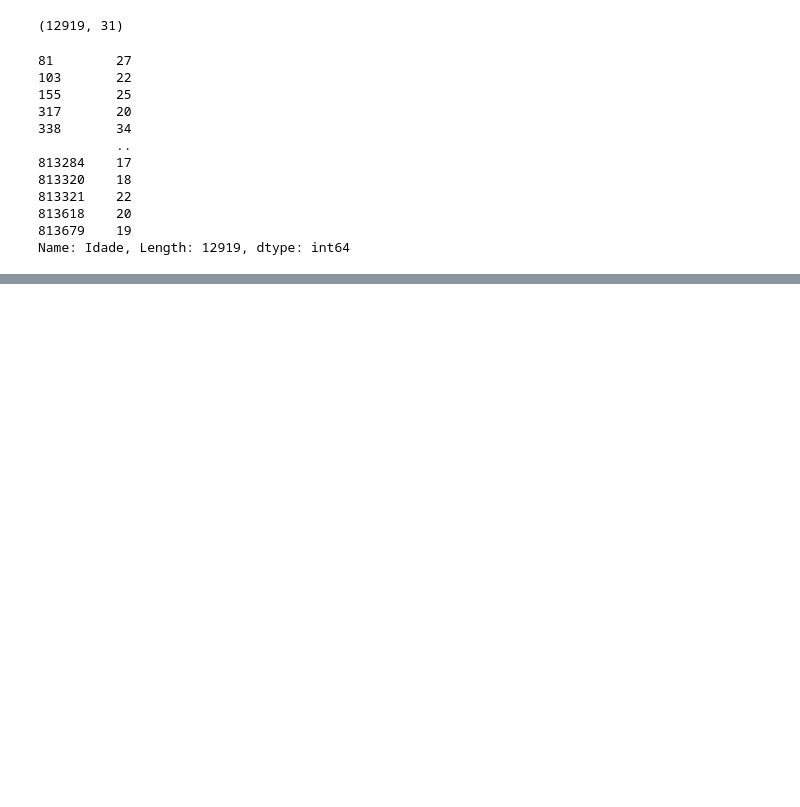
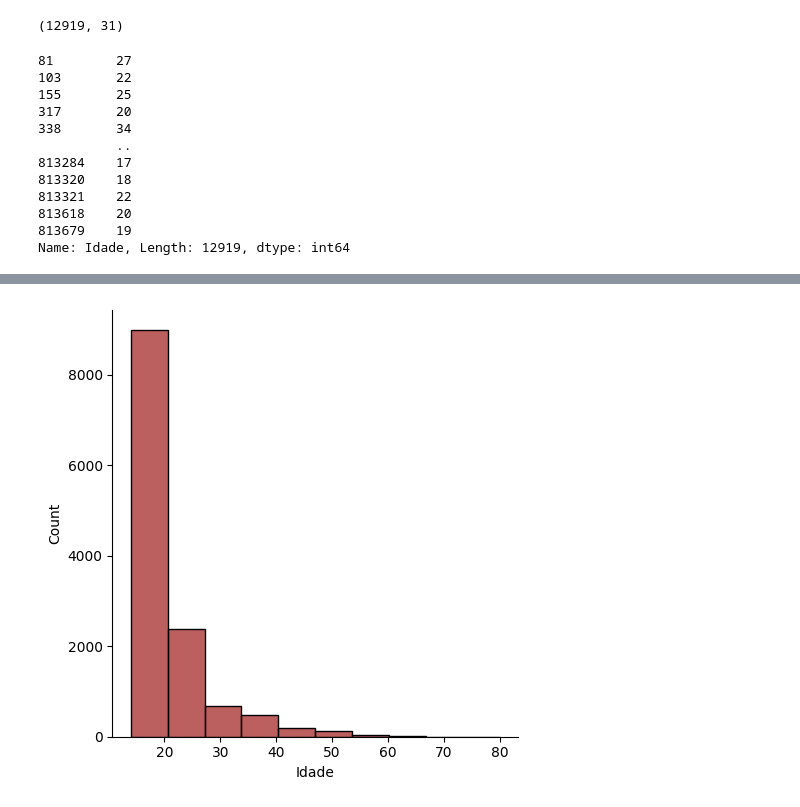
Before and after one commit to Jpns2002/analise-estatistica-enem-2019, a Jupyter notebook: tratamento_enem_2019_corrigido.ipynb, the cells around one changed output, grey strips where cells are left out. Cells and saved outputs as stored; diff of their text form; code cells hidden in the pictures; blank space fills up the shorter version.

```diff
--- a/tratamento_enem_2019_corrigido.ipynb
+++ b/tratamento_enem_2019_corrigido.ipynb
@@ -1022,0 +1207,8 @@ freq_relativa_acu
+# %%
+sns.displot(dados_sorocaba['Idade'], bins=10, color="brown", kde=False);
+#displot: cria um gráfico de distribuição
+#kde: kernel density estimation (estimativa de densidade do kernel)
+#color: cor do gráfico
+#bins: quantidade de barras (colunas)
+# %% [output]
+[figure, added]
```
Also changed, not shown: parts of 26 cells of this notebook, 1 other file.
